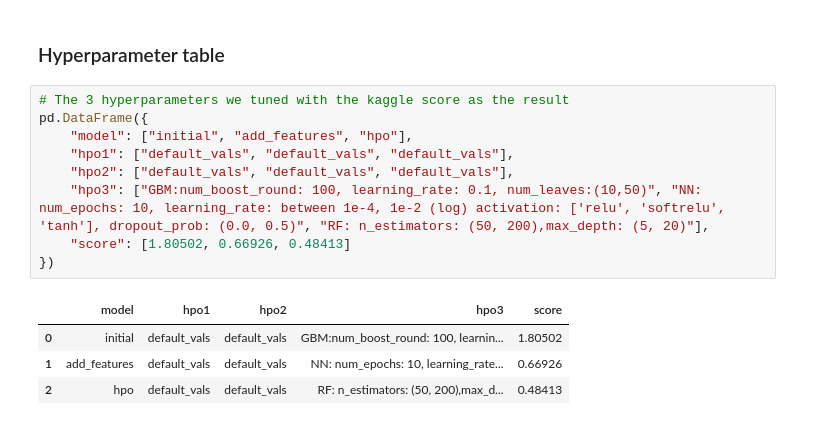
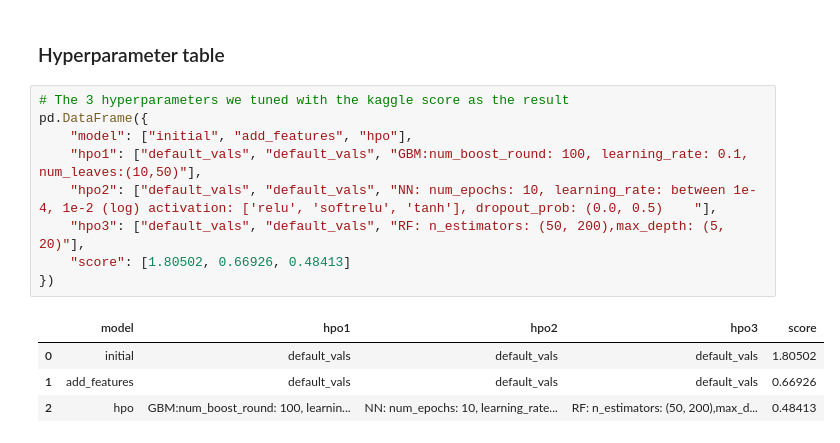
Before and after one commit to Ahmed-Eloraby/AWS_Project-1, a Jupyter notebook: project-template.ipynb, the cells around one changed output. Drawn from its saved outputs; the diff is of its cells as text.

Commit message:
Last Table Fixed

```diff
--- a/project-template.ipynb
+++ b/project-template.ipynb
@@ -742,14 +742,14 @@ fig.savefig('model_test_score.png')
 # %%
 # The 3 hyperparameters we tuned with the kaggle score as the result
 pd.DataFrame({
     "model": ["initial", "add_features", "hpo"],
-    "hpo1": ["default_vals", "default_vals", "default_vals"],
-    "hpo2": ["default_vals", "default_vals", "default_vals"],
-    "hpo3": ["GBM:num_boost_round: 100, learning_rate: 0.1, num_leaves:(10,50)", "NN: num_epochs: 10, learning_rate: between 1e-4, 1e-2 (log) activation: ['relu', 'softrelu', 'tanh'], dropout_prob: (0.0, 0.5)", "RF: n_estimators: (50, 200),max_depth: (5, 20)"],
+    "hpo1": ["default_vals", "default_vals", "GBM:num_boost_round: 100, learning_rate: 0.1, num_leaves:(10,50)"],
+    "hpo2": ["default_vals", "default_vals", "NN: num_epochs: 10, learning_rate: between 1e-4, 1e-2 (log) activation: ['relu', 'softrelu', 'tanh'], dropout_prob: (0.0, 0.5)	"],
+    "hpo3": ["default_vals", "default_vals", "RF: n_estimators: (50, 200),max_depth: (5, 20)"],
     "score": [1.80502, 0.66926, 0.48413]
 })
 # %% [output]
 |  | model | hpo1 | hpo2 | hpo3 | score |
-| 0 | initial | default_vals | default_vals | GBM:num_boost_round: 100, learnin... | 1.80502 |
-| 1 | add_features | default_vals | default_vals | NN: num_epochs: 10, learning_rate... | 0.66926 |
-| 2 | hpo | default_vals | default_vals | RF: n_estimators: (50, 200),max_d... | 0.48413 |
+| 0 | initial | default_vals | default_vals | default_vals | 1.80502 |
+| 1 | add_features | default_vals | default_vals | default_vals | 0.66926 |
+| 2 | hpo | GBM:num_boost_round: 100, learnin... | NN: num_epochs: 10, learning_rate... | RF: n_estimators: (50, 200),max_d... | 0.48413 |
```
